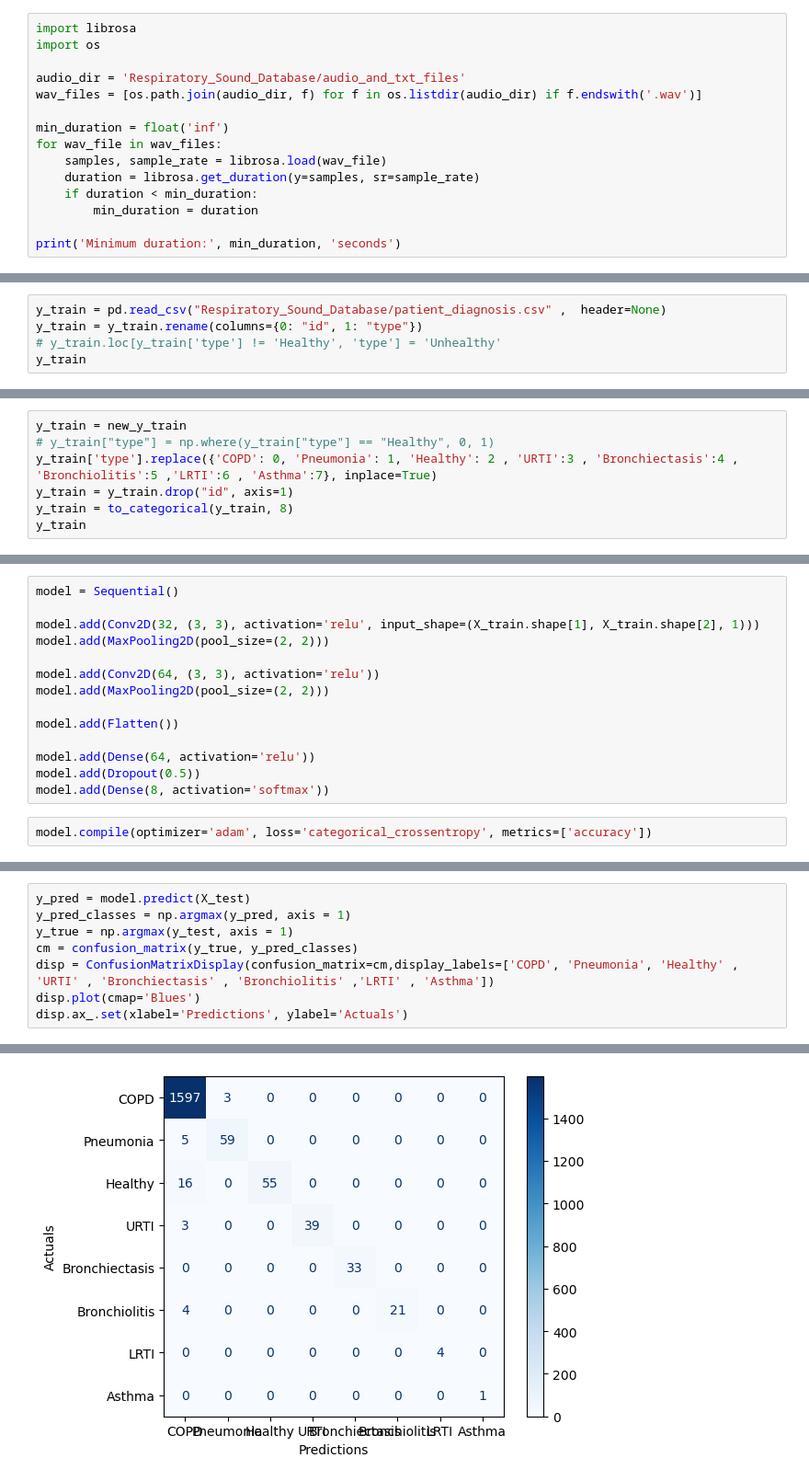
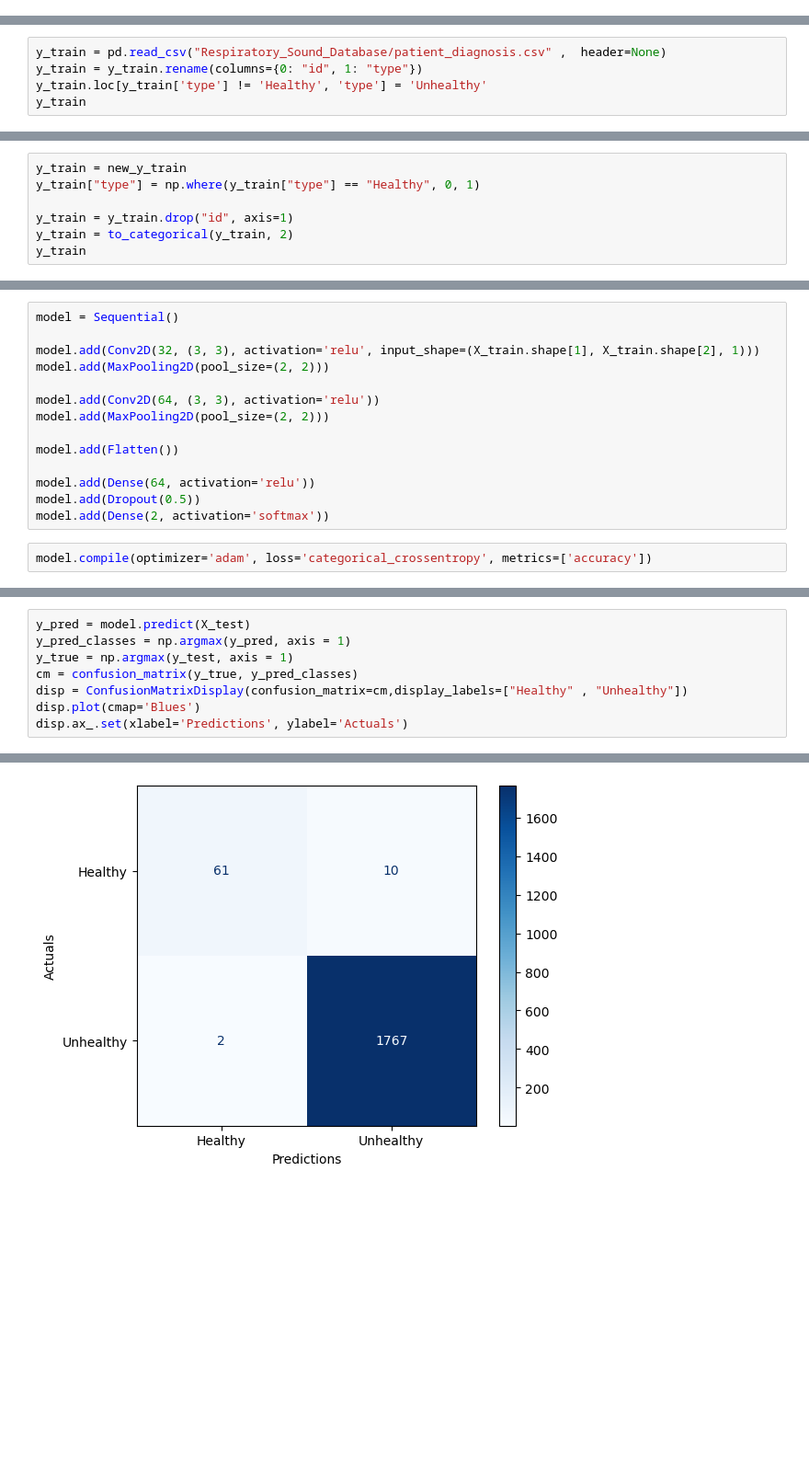
Before and after one commit to fnk2077/Project, a Jupyter notebook: 3_Classification_of_Unhealthy_Respiratory Sounds/DeepLearningProject.ipynb, the cells around one changed output, grey strips where cells are left out. Shown at 92% size. Drawn from its saved outputs; the diff is of its cells as text; blank space fills up the shorter version.

```diff
--- a/3_Classification_of_Unhealthy_Respiratory Sounds/DeepLearningProject.ipynb
+++ b/3_Classification_of_Unhealthy_Respiratory Sounds/DeepLearningProject.ipynb
@@ -23,18 +23,3 @@ np.random.seed(123)
 #cannot load library libsndfile64bit.dll
 #pip uninstall soundfile
 #pip install soundfile
-# %%
-import librosa
-import os
-
-audio_dir = 'Respiratory_Sound_Database/audio_and_txt_files'
-wav_files = [os.path.join(audio_dir, f) for f in os.listdir(audio_dir) if f.endswith('.wav')]
-
-min_duration = float('inf')
-for wav_file in wav_files:
-    samples, sample_rate = librosa.load(wav_file)
-    duration = librosa.get_duration(y=samples, sr=sample_rate)
-    if duration < min_duration:
-        min_duration = duration
-
-print('Minimum duration:', min_duration, 'seconds')
@@ -83,7 +66,7 @@ plt.show()
 # %%
 y_train = pd.read_csv("Respiratory_Sound_Database/patient_diagnosis.csv" ,  header=None)
 y_train = y_train.rename(columns={0: "id", 1: "type"})
-# y_train.loc[y_train['type'] != 'Healthy', 'type'] = 'Unhealthy'
+y_train.loc[y_train['type'] != 'Healthy', 'type'] = 'Unhealthy'
 y_train
 # %% [output]
 |  | id | type |
@@ -149,9 +120,9 @@ Asthma              1
 Name: type, dtype: int64
 # %%
 y_train = new_y_train
-# y_train["type"] = np.where(y_train["type"] == "Healthy", 0, 1)
-y_train['type'].replace({'COPD': 0, 'Pneumonia': 1, 'Healthy': 2 , 'URTI':3 , 'Bronchiectasis':4 , 'Bronchiolitis':5 ,'LRTI':6 , 'Asthma':7}, inplace=True)
+y_train["type"] = np.where(y_train["type"] == "Healthy", 0, 1)
+
 y_train = y_train.drop("id", axis=1)
-y_train = to_categorical(y_train, 8)
+y_train = to_categorical(y_train, 2)
 y_train
 # %% [output]
@@ -227,7 +198,7 @@ model.add(Flatten())
 
 model.add(Dense(64, activation='relu'))
 model.add(Dropout(0.5))
-model.add(Dense(8, activation='softmax'))
+model.add(Dense(2, activation='softmax'))
 # %%
 model.compile(optimizer='adam', loss='categorical_crossentropy', metrics=['accuracy'])
 # %%
@@ -284,7 +255,7 @@ y_pred = model.predict(X_test)
 y_pred_classes = np.argmax(y_pred, axis = 1)
 y_true = np.argmax(y_test, axis = 1)
 cm = confusion_matrix(y_true, y_pred_classes)
-disp = ConfusionMatrixDisplay(confusion_matrix=cm,display_labels=['COPD', 'Pneumonia', 'Healthy' , 'URTI' , 'Bronchiectasis' , 'Bronchiolitis' ,'LRTI' , 'Asthma'])
+disp = ConfusionMatrixDisplay(confusion_matrix=cm,display_labels=["Healthy" , "Unhealthy"])
 disp.plot(cmap='Blues')
 disp.ax_.set(xlabel='Predictions', ylabel='Actuals')
 # %% [output]
@@ -292,3 +263,3 @@ disp.ax_.set(xlabel='Predictions', ylabel='Actuals')
 [Text(0.5, 0, 'Predictions'), Text(0, 0.5, 'Actuals')]
-[figure, old version]
+[figure, new version]
 # %%
```
Also changed, not shown: parts of 13 cells of this notebook.
